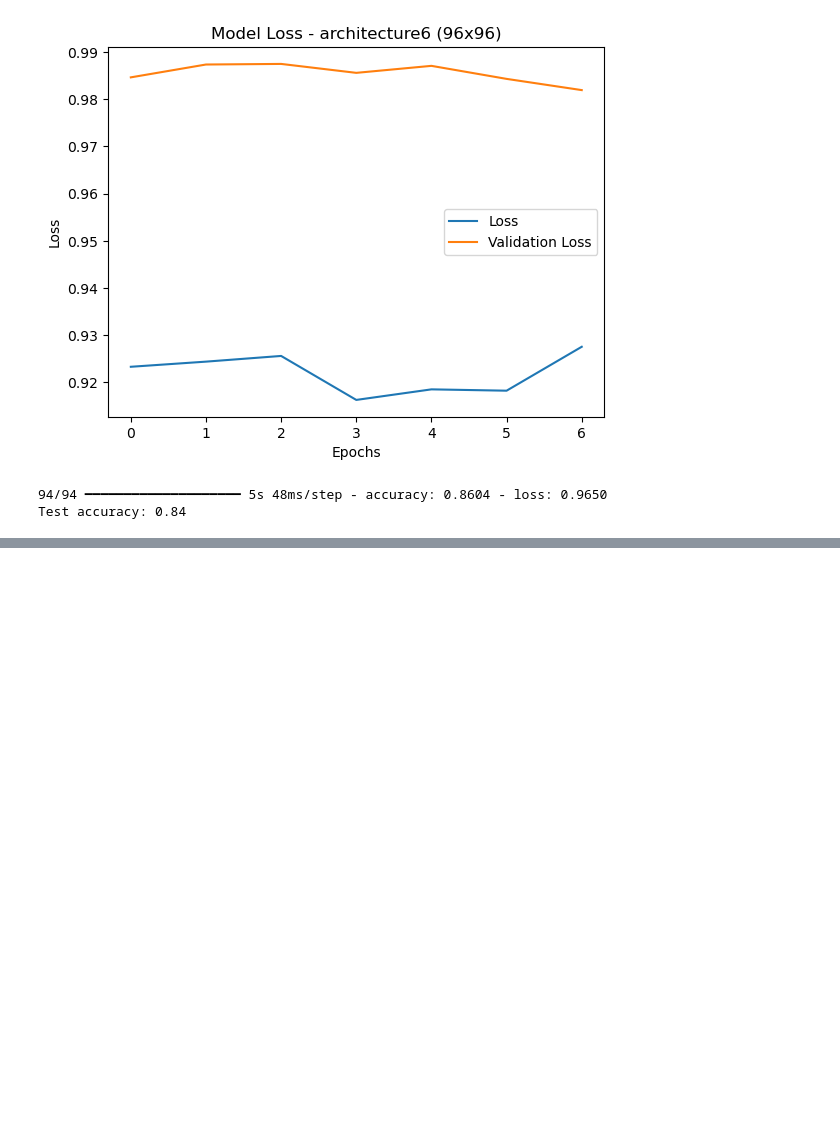
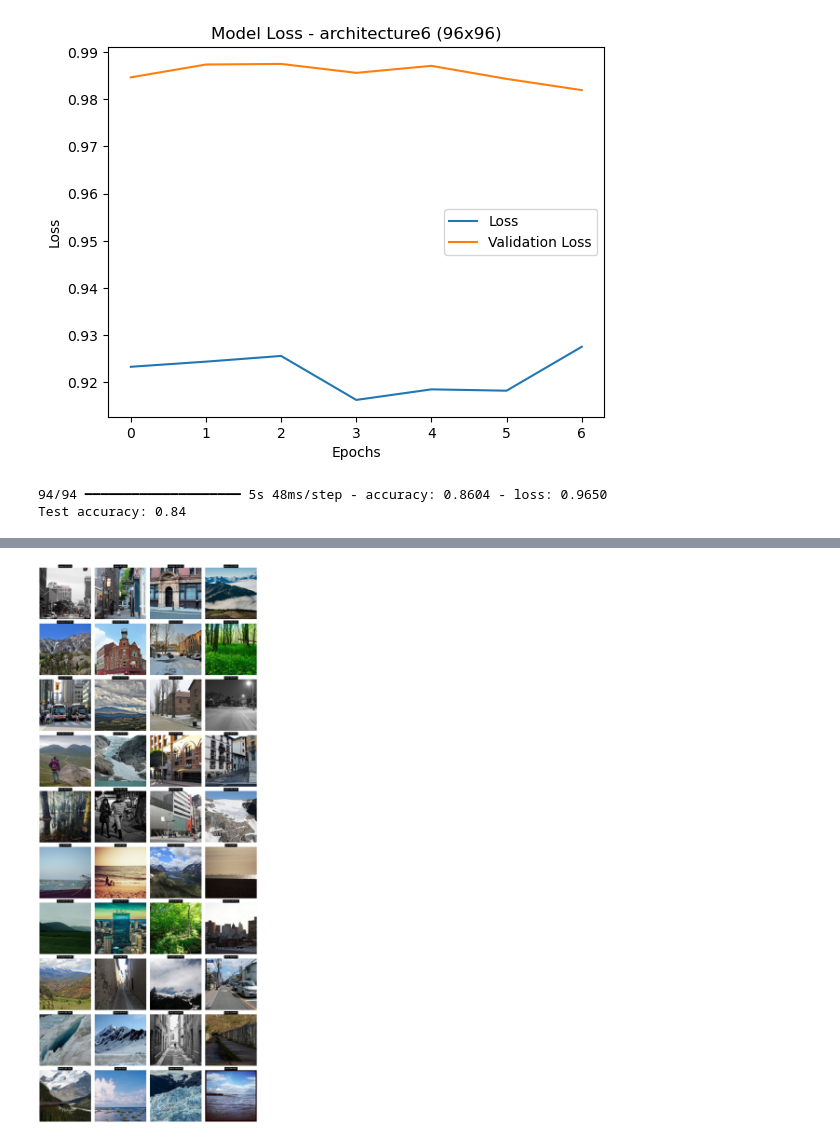
Before and after one commit to TomasWard1/ai-final, a Jupyter notebook: model/main.ipynb, the cells around one changed output, grey strips where cells are left out. Cells and saved outputs as stored; diff of their text form; code cells hidden in the pictures; blank space fills up the shorter version.

```diff
--- a/model/main.ipynb
+++ b/model/main.ipynb
@@ -1464,0 +1470,43 @@ This suggests the current architecture and dataset have reached their capacity i
+# %%
+def predict_and_display_random_images(model):
+    # Predict the class probabilities
+    predictions = model.predict(pred_images)
+
+    # Get the predicted class labels (argmax to get the class with the highest probability)
+    predicted_labels = np.argmax(predictions, axis=1)
+
+    # Select 40 random indices to display 40 random images
+    random_idxs = random.sample(range(len(pred_images)), 40)  # Get 40 random indices
+
+    # Create a grid for displaying images (10 rows, 4 columns)
+    fig, axes = plt.subplots(10, 4, figsize=(16, 40))  # Create a 10x4 grid (10 rows, 4 columns)
+    axes = axes.flatten()  # Flatten the axes array to easily iterate
+
+    # Map the predicted label to its class name (replace with your actual class names)
+    class_names = ['buildings', 'forest', 'glacier', 'mountain', 'sea', 'street']  # Example class names
+
+    # Loop through the selected 40 images
+    for i, idx in enumerate(random_idxs):
+        # Get the random image, predicted label, and filename
+        random_image = pred_images[idx]
+        predicted_label = predicted_labels[idx]
+        filename = filenames[idx]
+
+        predicted_class_name = class_names[predicted_label]
+        confidence = np.max(predictions[idx]) * 100  # Confidence as percentage
+
+        # Display the image with the predicted label and confidence on top
+        axes[i].imshow(random_image)
+        axes[i].set_title(f"{predicted_class_name} ({confidence:.2f}%)", fontsize=8, color='white', backgroundcolor='black')
+        axes[i].axis('off')  # Hide the axes for each subplot
+
+    # Hide any extra axes if there are fewer than 40 images
+    for i in range(len(random_idxs), len(axes)):
+        axes[i].axis('off')
+
+    # Show the plot with all 40 images
+    plt.tight_layout()  # Adjust layout to prevent overlap
+    plt.show()
+# %%
+predict_and_display_random_images(efficient0)
+# %% [output]
@@ -1464,0 +1514 @@ This suggests the current architecture and dataset have reached their capacity i
+[figure, added]
```
Also changed, not shown: parts of 42 cells of this notebook, 12 other files.
